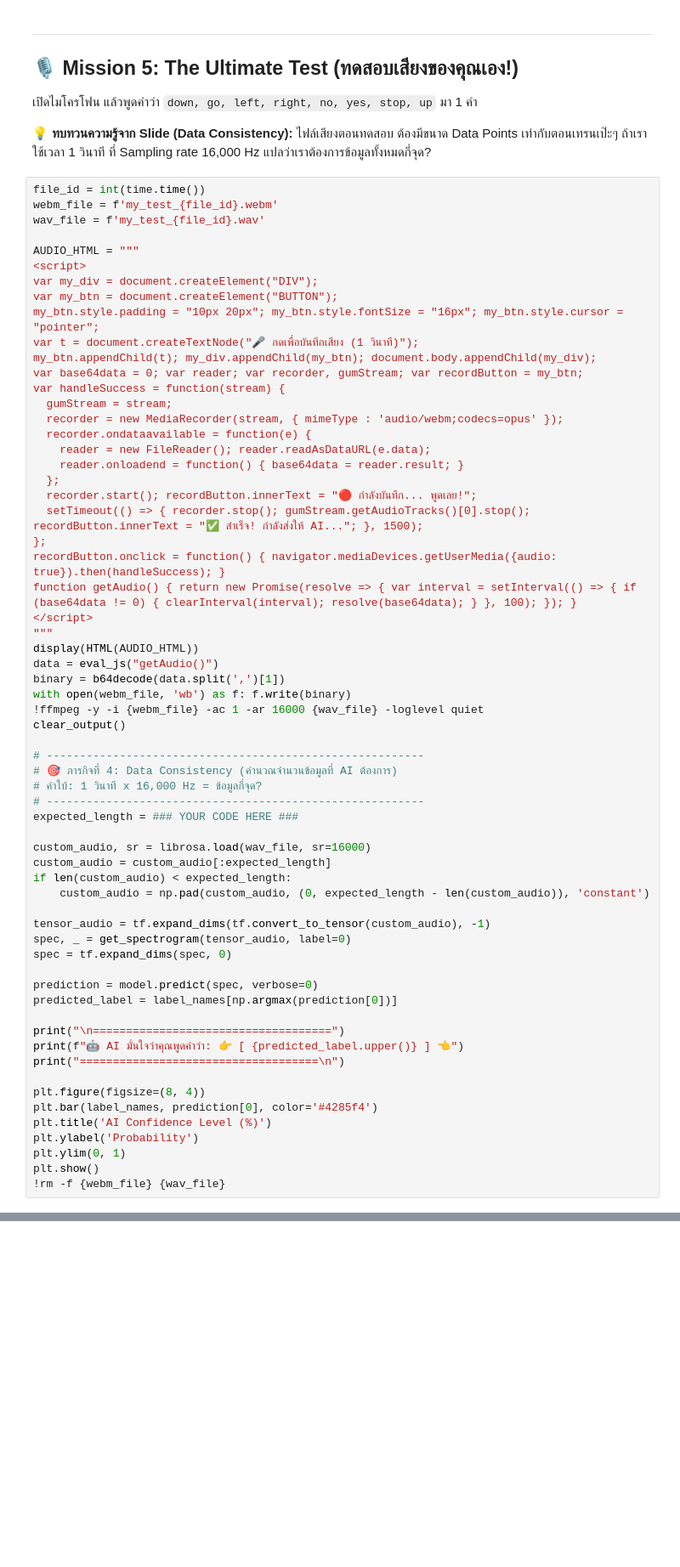
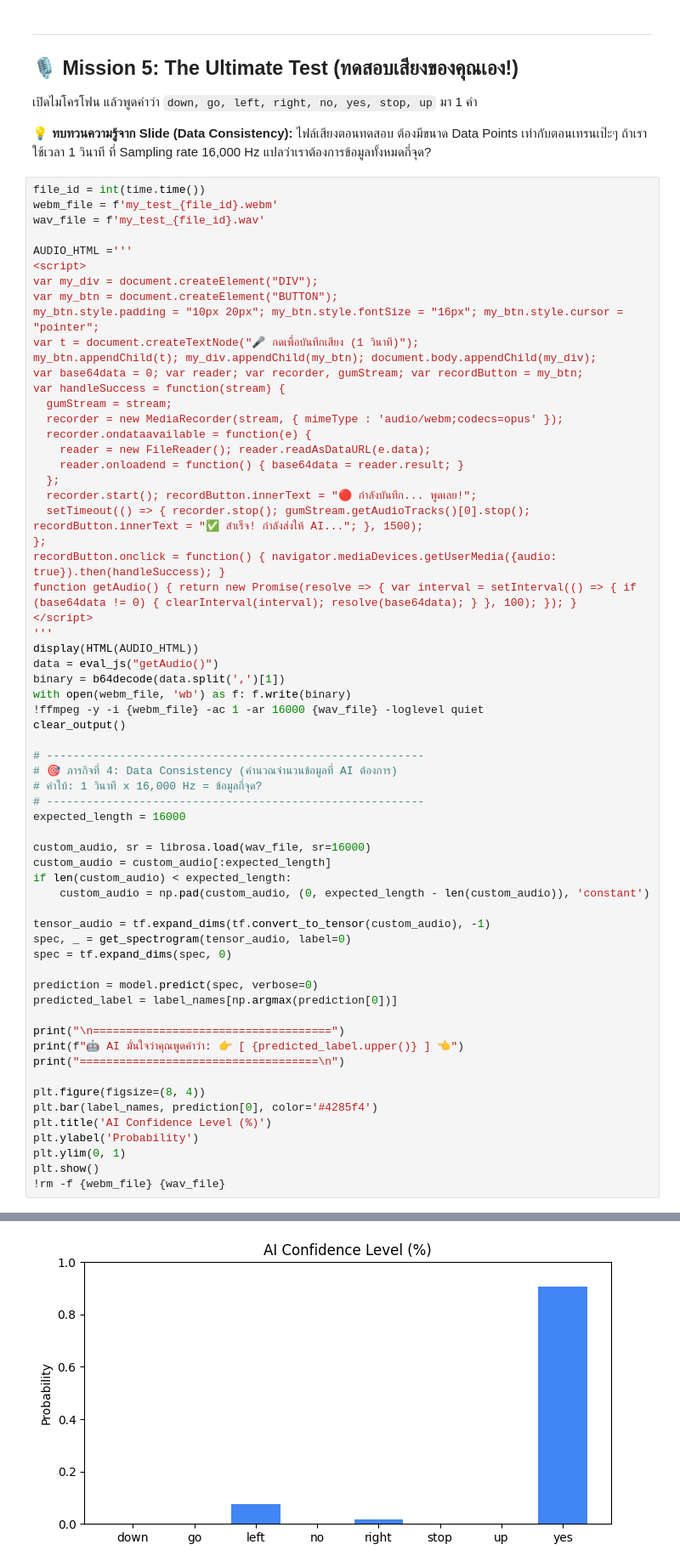
Before and after one commit to ark9029/DSP-Labs, a Jupyter notebook: Lab03_SpeechRecognition_Student_67080502245.ipynb, the cells around one changed output, grey strips where cells are left out. Shown at 85% size. Drawn from its saved outputs; the diff is of its cells as text; blank space fills up the shorter version.

```diff
--- a/Lab03_SpeechRecognition_Student_67080502245.ipynb
+++ b/Lab03_SpeechRecognition_Student_67080502245.ipynb
@@ -152,7 +205,7 @@ file_id = int(time.time())
 webm_file = f'my_test_{file_id}.webm'
 wav_file = f'my_test_{file_id}.wav'
 
-AUDIO_HTML = """
+AUDIO_HTML ='''
 <script>
 var my_div = document.createElement("DIV");
 var my_btn = document.createElement("BUTTON");
@@ -173,7 +226,7 @@ var handleSuccess = function(stream) {
 recordButton.onclick = function() { navigator.mediaDevices.getUserMedia({audio: true}).then(handleSuccess); }
 function getAudio() { return new Promise(resolve => { var interval = setInterval(() => { if (base64data != 0) { clearInterval(interval); resolve(base64data); } }, 100); }); }
 </script>
-"""
+'''
 display(HTML(AUDIO_HTML))
 data = eval_js("getAudio()")
 binary = b64decode(data.split(',')[1])
@@ -185,7 +238,7 @@ clear_output()
 # 🎯 ภารกิจที่ 4: Data Consistency (คำนวณจำนวนข้อมูลที่ AI ต้องการ)
 # คำใบ้: 1 วินาที x 16,000 Hz = ข้อมูลกี่จุด?
 # ---------------------------------------------------------
-expected_length = ### YOUR CODE HERE ###
+expected_length = 16000
 
 custom_audio, sr = librosa.load(wav_file, sr=16000)
 custom_audio = custom_audio[:expected_length]
@@ -210,3 +263,4 @@ plt.ylabel('Probability')
 plt.ylim(0, 1)
 plt.show()
 !rm -f {webm_file} {wav_file}
+# %% [output]
@@ -212,0 +270 @@ plt.show()
+[figure, added]
```
Also changed, not shown: parts of 5 cells of this notebook.
